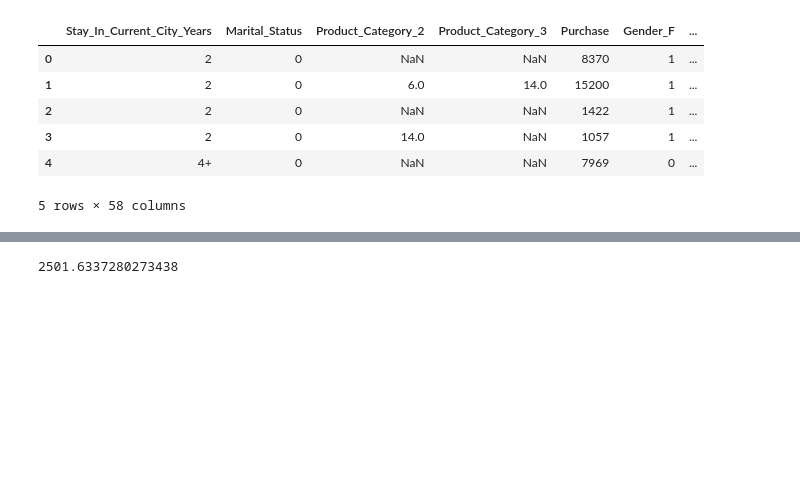
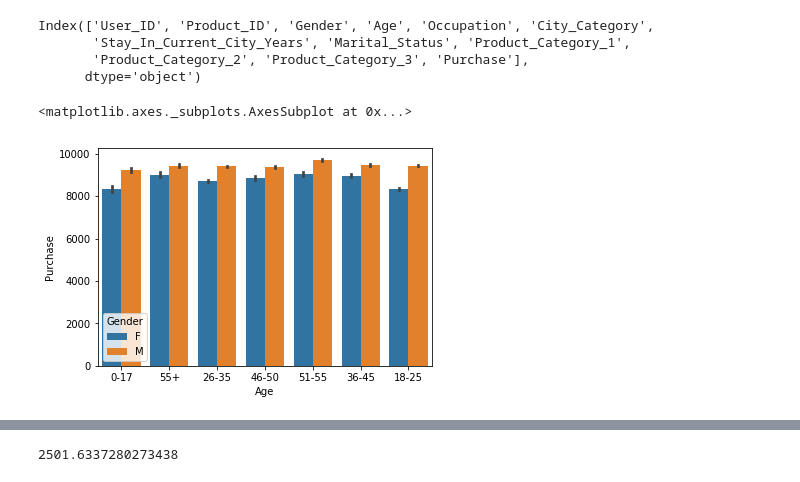
Before and after one commit to davidur/DSProjects, a Jupyter notebook: BlackFriday/BlackFriday.ipynb, the cells around one changed output, grey strips where cells are left out. Cells and saved outputs as stored; diff of their text form; code cells hidden in the pictures; blank space fills up the shorter version.

Commit message:
Enhancements to projects

```diff
--- a/BlackFriday/BlackFriday.ipynb
+++ b/BlackFriday/BlackFriday.ipynb
@@ -1,17 +1,19 @@
 # %%
 import pandas as pd
 import math
-data = pd.read_csv('C:/Users/dus79/Desktop/Tech/DataScience/Projects/More projects/BlackFriday/train.csv')
+import seaborn as sns
+data = pd.read_csv('./train.csv')
-# %%
-df1 = data.copy()
-df1 = df1.drop(columns=['User_ID','Product_ID'])
-df1 = pd.get_dummies(df1, columns=['Gender','Age','Occupation','City_Category','Product_Category_1'])
-df1.head()
-# %% [output]
-|  | Stay_In_Current_City_Years | Marital_Status | Product_Category_2 | Product_Category_3 | Purchase | Gender_F | ... |
-| 0 | 2 | 0 | NaN | NaN | 8370 | 1 | ... |
-| 1 | 2 | 0 | 6.0 | 14.0 | 15200 | 1 | ... |
-| 2 | 2 | 0 | NaN | NaN | 1422 | 1 | ... |
-| 3 | 2 | 0 | 14.0 | NaN | 1057 | 1 | ... |
-| 4 | 4+ | 0 | NaN | NaN | 7969 | 0 | ... |
-5 rows × 58 columns
+# %%
+df1 = data.copy()
+df1.columns
+# %% [output]
+Index(['User_ID', 'Product_ID', 'Gender', 'Age', 'Occupation', 'City_Category',
+       'Stay_In_Current_City_Years', 'Marital_Status', 'Product_Category_1',
+       'Product_Category_2', 'Product_Category_3', 'Purchase'],
+      dtype='object')
+# %%
+#Let's take a look at purchase behavior for each age group and gender
+sns.barplot(x='Age', y='Purchase', hue='Gender', data=df1)
+# %% [output]
+<matplotlib.axes._subplots.AxesSubplot at 0x...>
+[figure, added]
```
Also changed, not shown: parts of 24 cells of this notebook, 3 other files.
